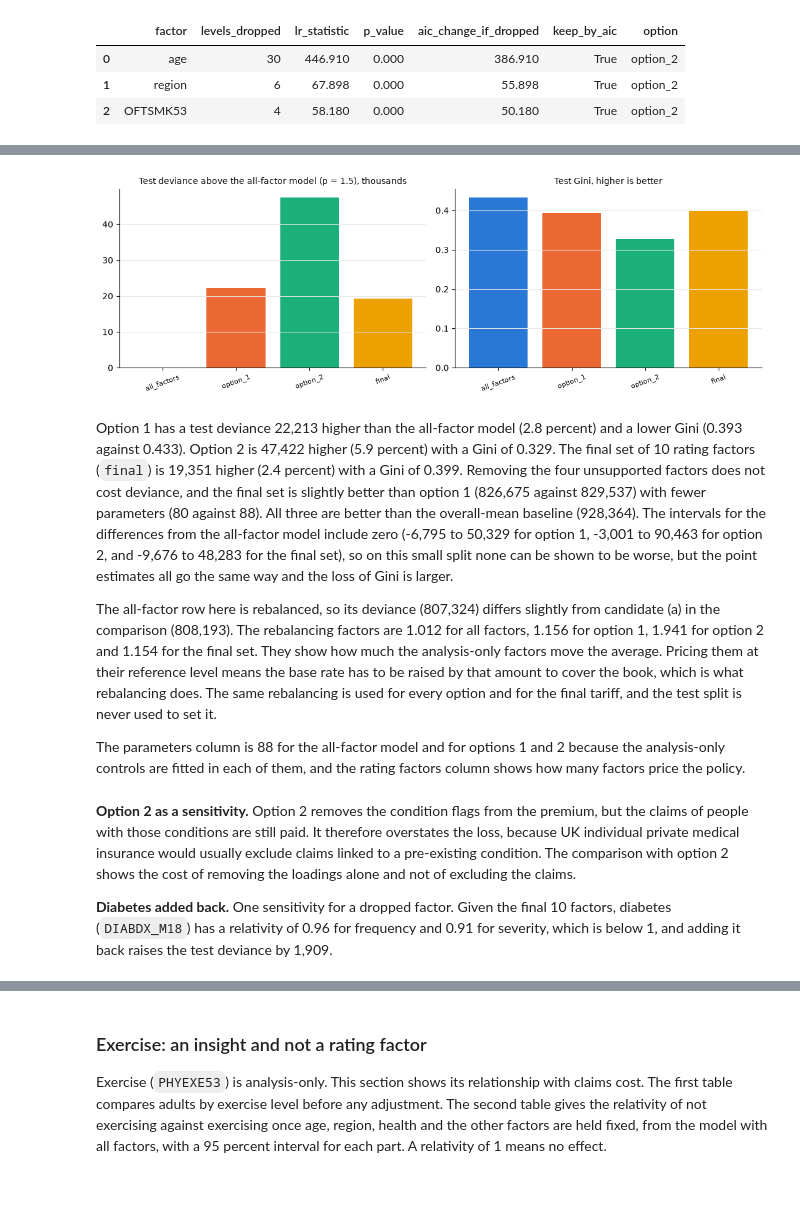
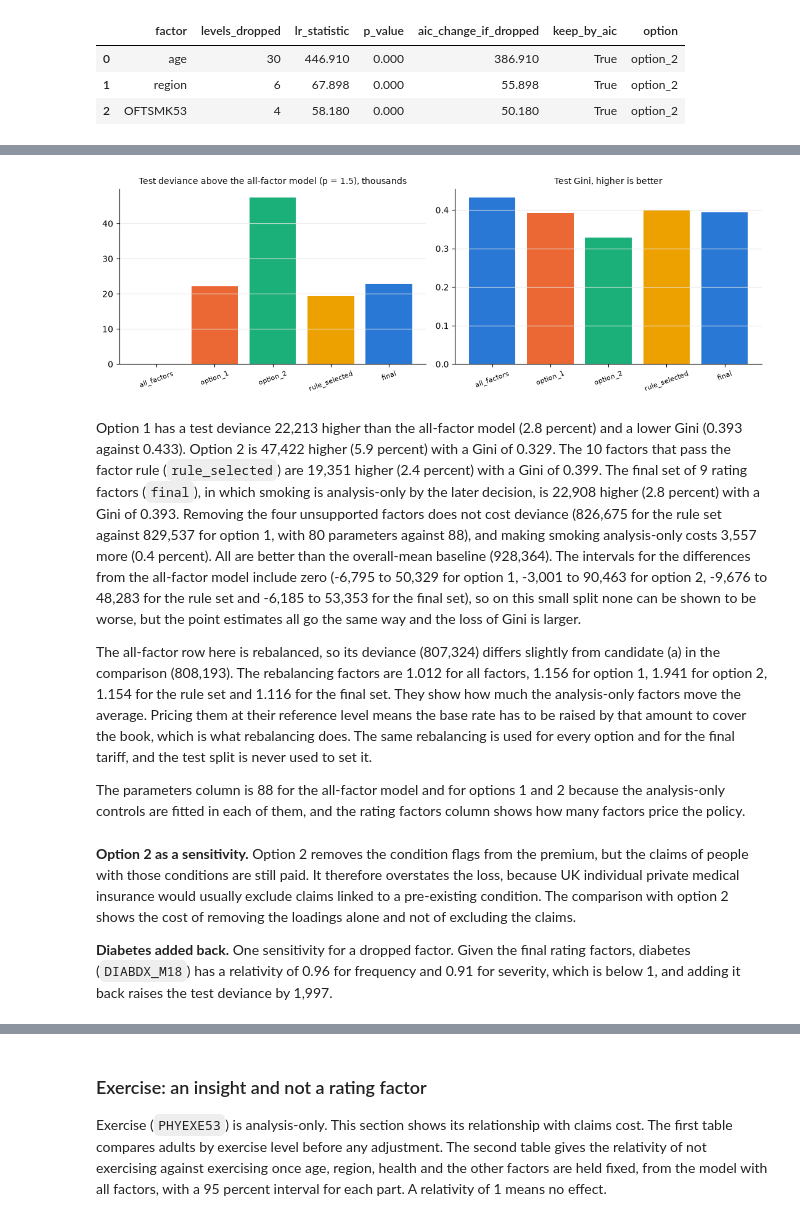
Before and after one commit to asudarmo/health-pricing-meps, a Jupyter notebook: notebooks/03_glm.ipynb, the cells around one changed output, grey strips where cells are left out. Saved outputs shown, nothing was run; the diff lists cells and outputs as text; code cells hidden in the pictures; blank space fills up the shorter version.

Commit message:
Final structure with 9 factors, final tariff, overview, summary notebook and saved figures (#35, #40, #41)
Co-Authored-By: Claude Sonnet 5.5 <noreply@anthropic.com>

```diff
--- a/notebooks/03_glm.ipynb
+++ b/notebooks/03_glm.ipynb
@@ -1542,48 +1623,52 @@ option_ae
 # %%
 fig, axes = plt.subplots(1, 2, figsize=(11, 3.8))
 test_scores = option_scores[option_scores["split"] == "test"]
 names = list(test_scores["candidate"])
 palette = ["#2a78d6", "#eb6834", "#1baf7a", "#eda100"]
 extra = (test_scores["tweedie_deviance"] - test_scores["tweedie_deviance"].iloc[0]) / 1000
 axes[0].bar(names, extra, color=palette[: len(names)])
 axes[0].set_title("Test deviance above the all-factor model (p = 1.5), thousands", fontsize=10)
 axes[0].tick_params(axis="x", labelrotation=20, labelsize=8)
 axes[1].bar(names, test_scores["gini"], color=palette[: len(names)])
 axes[1].set_title("Test Gini, higher is better", fontsize=10)
 axes[1].tick_params(axis="x", labelrotation=20, labelsize=8)
 for ax in axes:
     ax.grid(axis="y", color="#e8e8e6", linewidth=0.8)
     for side in ("top", "right"):
         ax.spines[side].set_visible(False)
 plt.tight_layout()
+figures.save_figure(fig, "permitted_options")
 plt.show()
 # %% [output]
-[figure, old version]
+[figure, new version]
 # %% [markdown]
 Option 1 has a test deviance 22,213 higher than the all-factor model (2.8 percent) and a lower Gini (0.393 against
-0.433). Option 2 is 47,422 higher (5.9 percent) with a Gini of 0.329. The final set of 10 rating factors (`final`) is
-19,351 higher (2.4 percent) with a Gini of 0.399. Removing the four unsupported factors does not cost deviance, and the
-final set is slightly better than option 1 (826,675 against 829,537) with fewer parameters (80 against 88). All three
-are better than the overall-mean baseline (928,364). The intervals for the differences from the all-factor model include
-zero (-6,795 to 50,329 for option 1, -3,001 to 90,463 for option 2, and -9,676 to 48,283 for the final set), so on this
-small split none can be shown to be worse, but the point estimates all go the same way and the loss of Gini is larger.
+0.433). Option 2 is 47,422 higher (5.9 percent) with a Gini of 0.329. The 10 factors that pass the factor rule
+(`rule_selected`) are 19,351 higher (2.4 percent) with a Gini of 0.399. The final set of 9 rating factors (`final`), in which
+smoking is analysis-only by the later decision, is 22,908 higher (2.8 percent) with a Gini of 0.393. Removing the four
+unsupported factors does not cost deviance (826,675 for the rule set against 829,537 for option 1, with 80 parameters
+against 88), and making smoking analysis-only costs 3,557 more (0.4 percent). All are better than the overall-mean baseline
+(928,364). The intervals for the differences from the all-factor model include zero (-6,795 to 50,329 for option 1, -3,001
+to 90,463 for option 2, -9,676 to 48,283 for the rule set and -6,185 to 53,353 for the final set), so on this small split
+none can be shown to be worse, but the point estimates all go the same way and the loss of Gini is larger.
 
 The all-factor row here is rebalanced, so its deviance (807,324) differs slightly from candidate (a) in the comparison
-(808,193). The rebalancing factors are 1.012 for all factors, 1.156 for option 1, 1.941 for option 2 and 1.154 for the
-final set. They show how much the analysis-only factors move the average. Pricing them at their reference level means the
-base rate has to be raised by that amount to cover the book, which is what rebalancing does. The same rebalancing is used
-for every option and for the final tariff, and the test split is never used to set it.
+(808,193). The rebalancing factors are 1.012 for all factors, 1.156 for option 1, 1.941 for option 2, 1.154 for the rule set
+and 1.116 for the final set. They show how much the analysis-only factors move the average. Pricing them at their reference
+level means the base rate has to be raised by that amount to cover the book, which is what rebalancing does. The same
+rebalancing is used for every option and for the final tariff, and the test split is never used to set it.
 
-The parameters column is 88 for the all-factor model and for options 1 and 2 because the analysis-only controls are fitted in each of them, and the rating factors column shows how many factors price the policy.
+The parameters column is 88 for the all-factor model and for options 1 and 2 because the analysis-only controls are fitted in
+each of them, and the rating factors column shows how many factors price the policy.
 # %% [markdown]
 **Option 2 as a sensitivity.** Option 2 removes the condition flags from the premium, but the claims of people with those
 conditions are still paid. It therefore overstates the loss, because UK individual private medical insurance would usually
 exclude claims linked to a pre-existing condition. The comparison with option 2 shows the cost of removing the loadings
 alone and not of excluding the claims.
 
-**Diabetes added back.** One sensitivity for a dropped factor. Given the final 10 factors, diabetes (`DIABDX_M18`) has a
+**Diabetes added back.** One sensitivity for a dropped factor. Given the final rating factors, diabetes (`DIABDX_M18`) has a
 relativity of 0.96 for frequency and 0.91 for severity, which is below 1, and adding it back raises the test deviance
-by 1,909.
+by 1,997.
 # %%
 factors.add_back_sensitivity(prepared, "DIABDX_M18")
 # %% [output]
```
Also changed, not shown: parts of 71 cells of this notebook, 44 other files.
